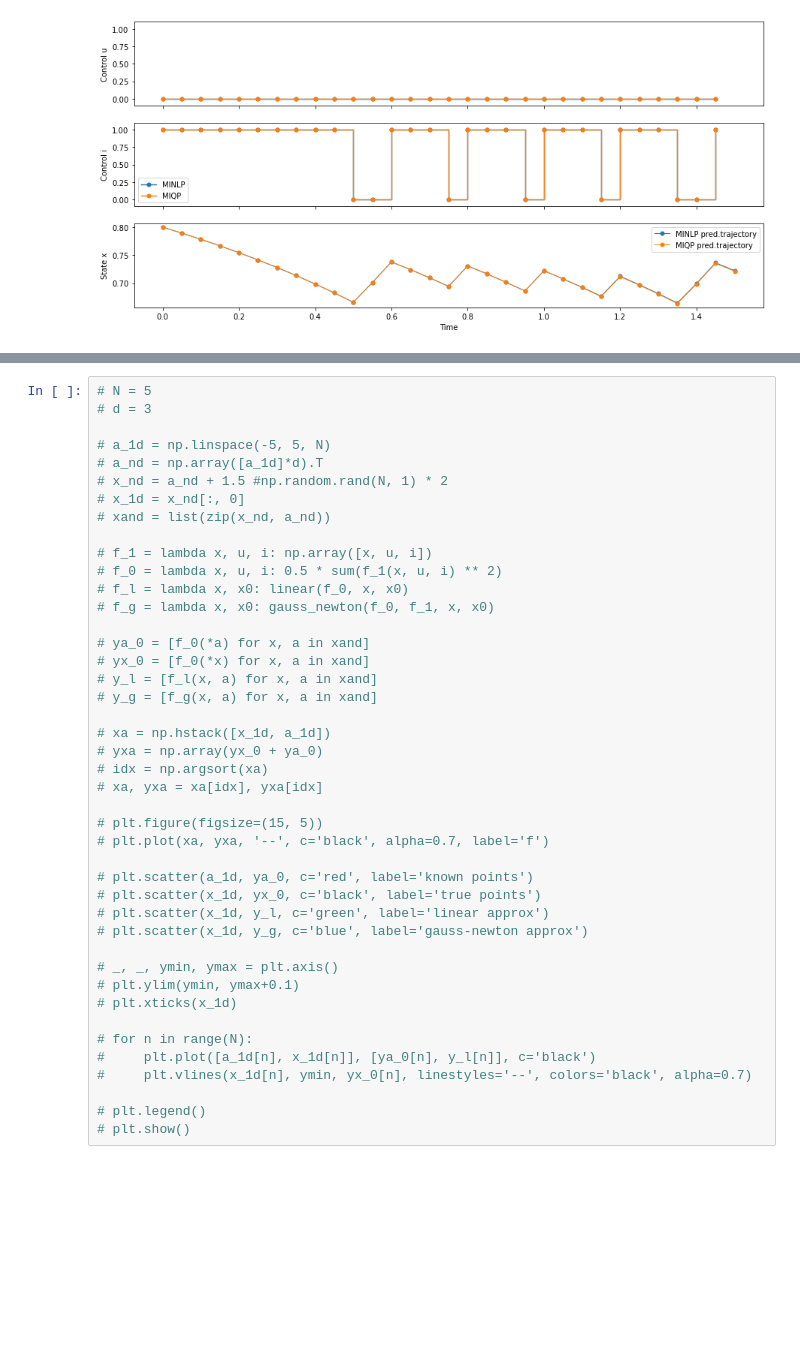
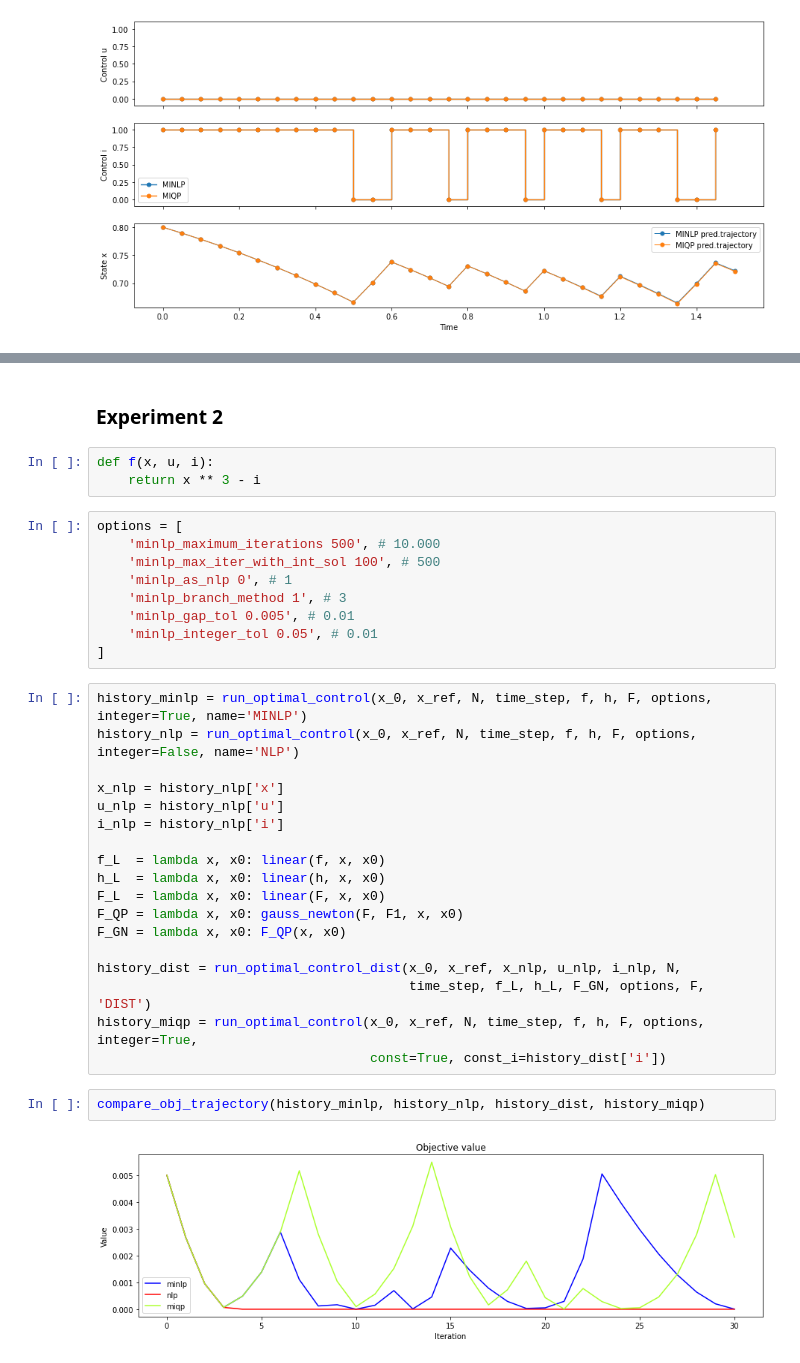
Before and after one commit to anabatsh/Optimal-Control, a Jupyter notebook: MINL Optimal Control.ipynb, the cells around one changed output, grey strips where cells are left out. Saved outputs shown, nothing was run; the diff lists cells and outputs as text; blank space fills up the shorter version.

```diff
--- a/MINL Optimal Control.ipynb
+++ b/MINL Optimal Control.ipynb
@@ -300,43 +203,36 @@ compare_var_trajectory(history_minlp, history_miqp)
-# %%
-# N = 5
-# d = 3
-
-# a_1d = np.linspace(-5, 5, N)
-# a_nd = np.array([a_1d]*d).T
-# x_nd = a_nd + 1.5 #np.random.rand(N, 1) * 2
-# x_1d = x_nd[:, 0]
-# xand = list(zip(x_nd, a_nd))
-
-# f_1 = lambda x, u, i: np.array([x, u, i])
-# f_0 = lambda x, u, i: 0.5 * sum(f_1(x, u, i) ** 2)
-# f_l = lambda x, x0: linear(f_0, x, x0)
-# f_g = lambda x, x0: gauss_newton(f_0, f_1, x, x0)
-
-# ya_0 = [f_0(*a) for x, a in xand]
-# yx_0 = [f_0(*x) for x, a in xand]
-# y_l = [f_l(x, a) for x, a in xand]
-# y_g = [f_g(x, a) for x, a in xand]
-
-# xa = np.hstack([x_1d, a_1d])
-# yxa = np.array(yx_0 + ya_0)
-# idx = np.argsort(xa)
-# xa, yxa = xa[idx], yxa[idx]
-
-# plt.figure(figsize=(15, 5))
-# plt.plot(xa, yxa, '--', c='black', alpha=0.7, label='f')
-
-# plt.scatter(a_1d, ya_0, c='red', label='known points')
-# plt.scatter(x_1d, yx_0, c='black', label='true points')
-# plt.scatter(x_1d, y_l, c='green', label='linear approx')
-# plt.scatter(x_1d, y_g, c='blue', label='gauss-newton approx')
-
-# _, _, ymin, ymax = plt.axis()
-# plt.ylim(ymin, ymax+0.1)
-# plt.xticks(x_1d)
-
-# for n in range(N):
-#     plt.plot([a_1d[n], x_1d[n]], [ya_0[n], y_l[n]], c='black')
-#     plt.vlines(x_1d[n], ymin, yx_0[n], linestyles='--', colors='black', alpha=0.7)
-
-# plt.legend()
-# plt.show()
+# %% [markdown]
+### Experiment 2
+# %%
+def f(x, u, i):
+    return x ** 3 - i
+# %%
+options = [
+    'minlp_maximum_iterations 500', # 10.000
+    'minlp_max_iter_with_int_sol 100', # 500
+    'minlp_as_nlp 0', # 1
+    'minlp_branch_method 1', # 3
+    'minlp_gap_tol 0.005', # 0.01
+    'minlp_integer_tol 0.05', # 0.01
+]
+# %%
+history_minlp = run_optimal_control(x_0, x_ref, N, time_step, f, h, F, options, integer=True, name='MINLP')
+history_nlp = run_optimal_control(x_0, x_ref, N, time_step, f, h, F, options, integer=False, name='NLP')
+
+x_nlp = history_nlp['x']
+u_nlp = history_nlp['u']
+i_nlp = history_nlp['i']
+
+f_L  = lambda x, x0: linear(f, x, x0)
+h_L  = lambda x, x0: linear(h, x, x0)
+F_L  = lambda x, x0: linear(F, x, x0)
+F_QP = lambda x, x0: gauss_newton(F, F1, x, x0)
+F_GN = lambda x, x0: F_QP(x, x0)
+
+history_dist = run_optimal_control_dist(x_0, x_ref, x_nlp, u_nlp, i_nlp, N,
+                                        time_step, f_L, h_L, F_GN, options, F, 'DIST')
+history_miqp = run_optimal_control(x_0, x_ref, N, time_step, f, h, F, options, integer=True,
+                                   const=True, const_i=history_dist['i'])
+# %%
+compare_obj_trajectory(history_minlp, history_nlp, history_dist, history_miqp)
+# %% [output]
+[figure, added]
```
Also changed, not shown: parts of 20 cells of this notebook, 2 other files.
